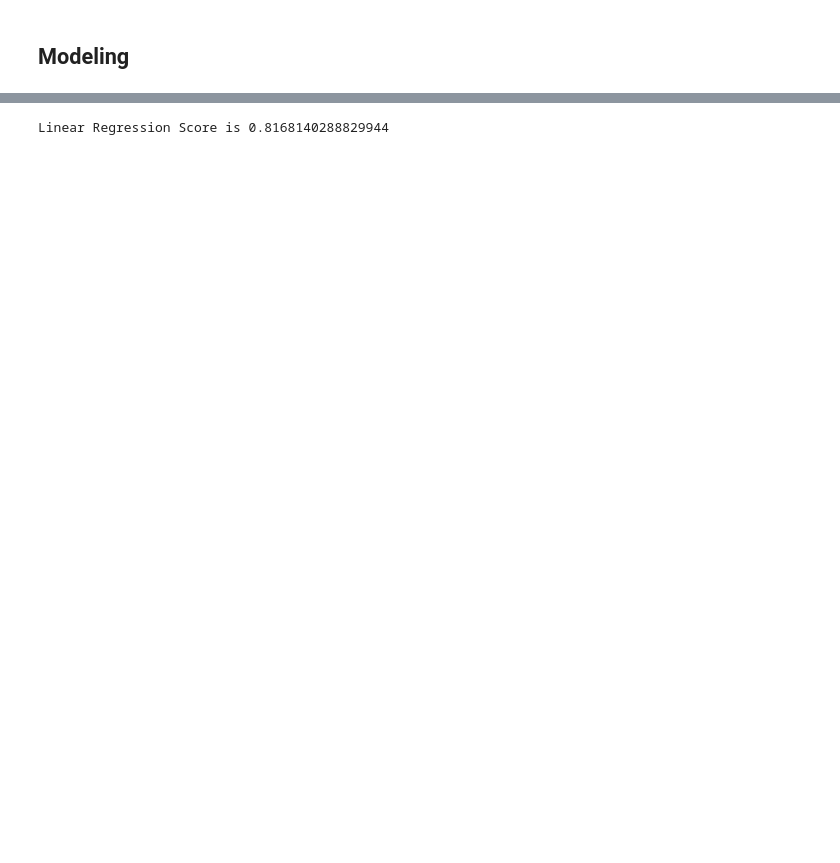
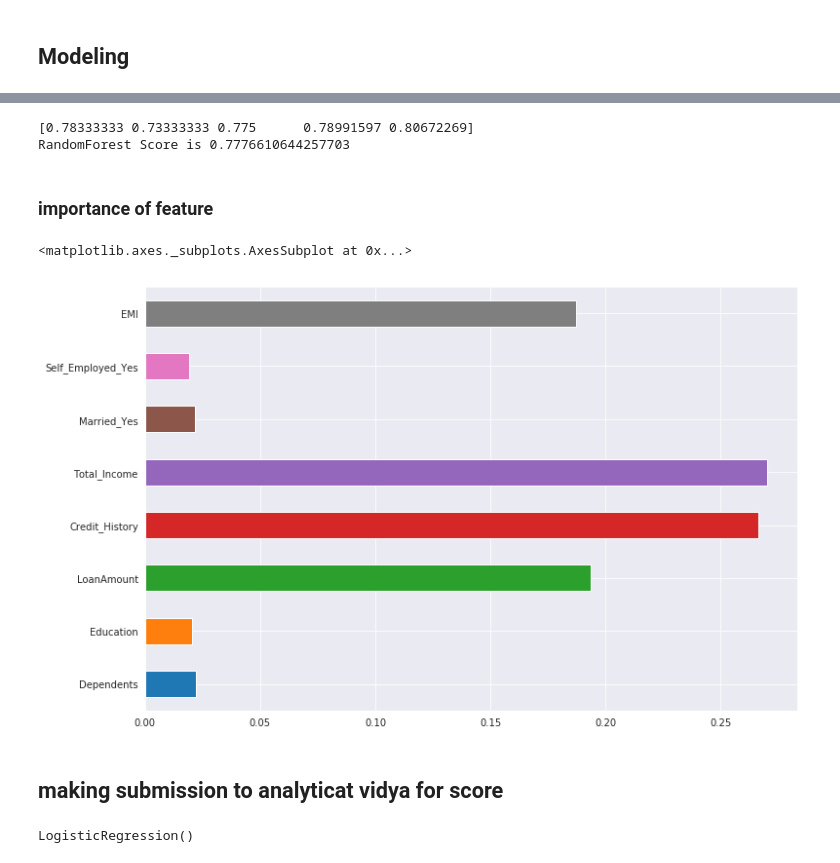
Before and after one commit to faisal-git/predict_loan_approval, a Jupyter notebook: predict_loan.ipynb, the cells around one changed output, grey strips where cells are left out. Cells and saved outputs as stored; diff of their text form; code cells hidden in the pictures; blank space fills up the shorter version.

```diff
--- a/predict_loan.ipynb
+++ b/predict_loan.ipynb
@@ -1285,2 +1335,29 @@ y=scaled_train.Loan_Status
+# %%
+
+rfc=RandomForestClassifier()
+score=cross_val_score(rfc,X,y,cv=5)
+print(score)
+print("RandomForest Score is {}".format(score.mean()))
+# %% [output]
+[0.78333333 0.73333333 0.775      0.78991597 0.80672269]
+RandomForest Score is 0.7776610644257703
+# %% [markdown]
+### importance of feature
+# %%
+
+#X_train,X_test,y_train,y_test=train_test_split(X,y,test_size=0.1)
+rfc=RandomForestClassifier()
+rfc.fit(X,y);
+# %%
+importances = pd.Series(rfc.feature_importances_,index=X.columns)
+importances.plot(kind='barh', figsize=(12,8))
+# %% [output]
+<matplotlib.axes._subplots.AxesSubplot at 0x...>
+[figure, added]
+# %% [markdown]
+## making submission to analyticat vidya for score
 # %%
 reg=LogisticRegression()
+reg.fit(X,y)
+# %% [output]
+LogisticRegression()
@@ -1289,4 +1363,0 @@ score=cross_val_score(reg,X,y,cv=5)
-# %%
-print("Linear Regression Score is {}".format(score.mean()))
-# %% [output]
-Linear Regression Score is 0.8168140288829944
```
Also changed, not shown: parts of 40 cells of this notebook.
